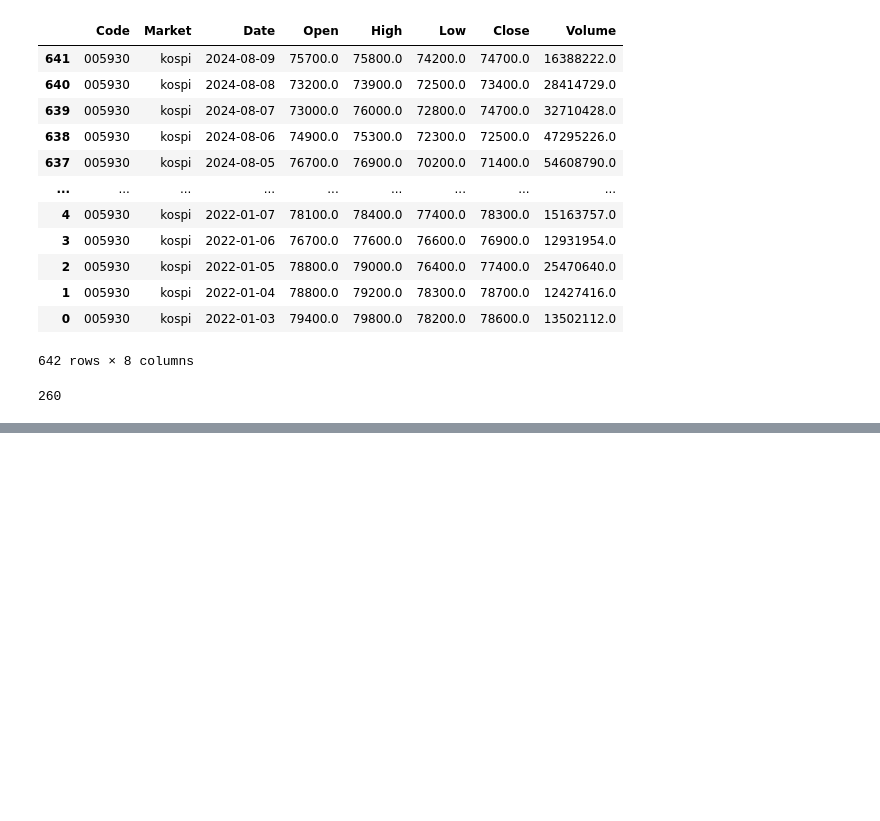
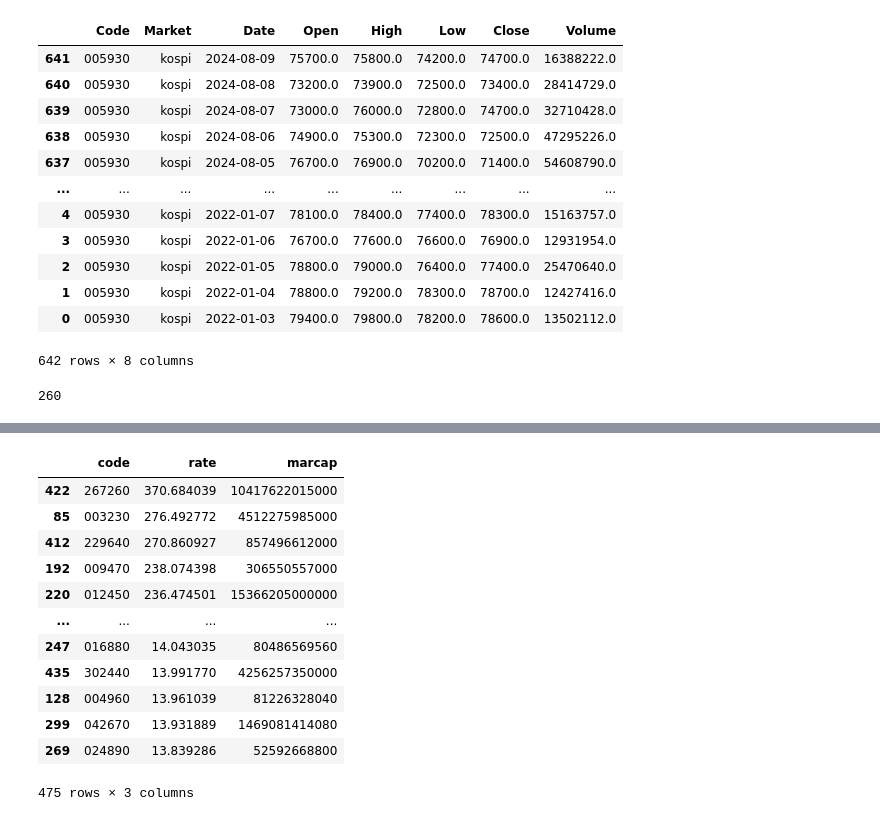
Before and after one commit to eisthf/market_analysis, a Jupyter notebook: test.ipynb, the cells around one changed output, grey strips where cells are left out. Drawn from its saved outputs; the diff is of its cells as text; code cells hidden in the pictures; blank space fills up the shorter version.

```diff
--- a/test.ipynb
+++ b/test.ipynb
@@ -273,0 +292,16 @@ conn.close()
+# %%
+df
+# %% [output]
+|  | code | rate | marcap |
+| 422 | 267260 | 370.684039 | 10417622015000 |
+| 85 | 003230 | 276.492772 | 4512275985000 |
+| 412 | 229640 | 270.860927 | 857496612000 |
+| 192 | 009470 | 238.074398 | 306550557000 |
+| 220 | 012450 | 236.474501 | 15366205000000 |
+| ... | ... | ... | ... |
+| 247 | 016880 | 14.043035 | 80486569560 |
+| 435 | 302440 | 13.991770 | 4256257350000 |
+| 128 | 004960 | 13.961039 | 81226328040 |
+| 299 | 042670 | 13.931889 | 1469081414080 |
+| 269 | 024890 | 13.839286 | 52592668800 |
+475 rows × 3 columns
```
Also changed, not shown: parts of 8 cells of this notebook.
